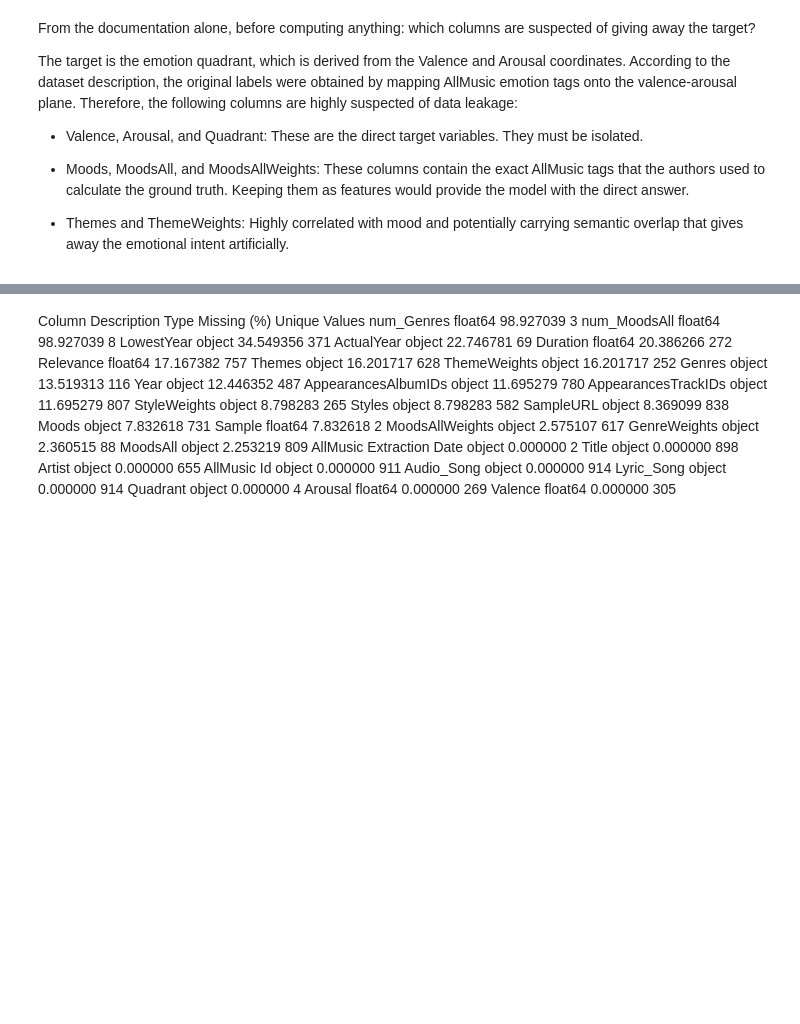
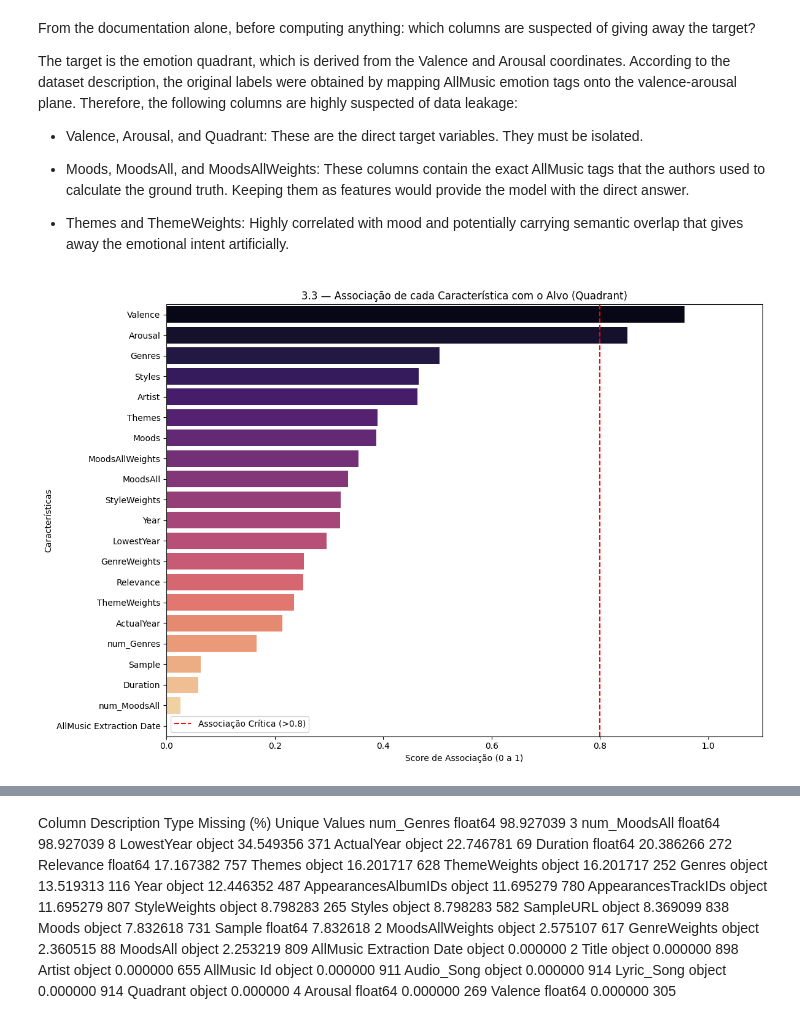
Before and after one commit to tdamiaon/ECAC-Projeto, a Jupyter notebook: a.ipynb, the cells around one changed output, grey strips where cells are left out. Saved outputs shown, nothing was run; the diff lists cells and outputs as text; code cells hidden in the pictures; blank space fills up the shorter version.

```diff
--- a/a.ipynb
+++ b/a.ipynb
@@ -41,3 +41,87 @@ The target is the emotion quadrant, which is derived from the Valence and Arousa
 * Moods, MoodsAll, and MoodsAllWeights: These columns contain the exact AllMusic tags that the authors used to calculate the ground truth. Keeping them as features would provide the model with the direct answer.
 
 * Themes and ThemeWeights: Highly correlated with mood and potentially carrying semantic overlap that gives away the emotional intent artificially.
+# %%
+#3.3
+
+import pandas as pd
+import numpy as np
+import scipy.stats as ss
+import matplotlib.pyplot as plt
+import seaborn as sns
+
+def correlation_ratio(categories, measurements):
+    """Calcula o Correlation Ratio (eta) para Numérico vs Categórico"""
+    fcat, _ = pd.factorize(categories)
+    cat_num = np.max(fcat) + 1
+    y_avg_array = np.zeros(cat_num)
+    n_array = np.zeros(cat_num)
+
+    for i in range(0, cat_num):
+        cat_measures = measurements[np.argwhere(fcat == i).flatten()]
+        n_array[i] = len(cat_measures)
+        y_avg_array[i] = np.average(cat_measures) if len(cat_measures) > 0 else 0
+
+    y_total_avg = np.average(measurements)
+    numerator = np.sum(n_array * np.power(y_avg_array - y_total_avg, 2))
+    denominator = np.sum(np.power(measurements - y_total_avg, 2))
+
+    if denominator == 0:
+        return 0.0
+    return np.sqrt(numerator / denominator)
+
+def cramers_v(x, y):
+    confusion_matrix = pd.crosstab(x, y)
+    chi2 = ss.chi2_contingency(confusion_matrix)[0]
+    n = confusion_matrix.sum().sum()
+    phi2 = chi2 / n
+    r, k = confusion_matrix.shape
+
+    phi2corr = max(0, phi2 - ((k-1)*(r-1))/(n-1))
+    rcorr = r - ((r-1)**2)/(n-1)
+    kcorr = k - ((k-1)**2)/(n-1)
+    min_dim = min((kcorr-1), (rcorr-1))
+    if min_dim <= 0:
+        return 0.0
+
+    return np.sqrt(phi2corr / min_dim)
+target_col = 'Quadrant'
+results = {}
+
+cols_to_skip = [target_col, 'Audio_Song', 'Lyric_Song', 'AllMusic Id', 'Title',
+                'SampleURL', 'AppearancesTrackIDs', 'AppearancesAlbumIDs']
+
+for col in df_train.columns:
+    if col in cols_to_skip:
+        continue
+
+    valid_data = df_train[[col, target_col]].dropna()
+
+    if len(valid_data) == 0 or valid_data[col].nunique() <= 1:
+        results[col] = 0.0
+        continue
+
+    if pd.api.types.is_numeric_dtype(valid_data[col]):
+        score = correlation_ratio(valid_data[target_col].values, valid_data[col].values)
+    else:
+        score = cramers_v(valid_data[col], valid_data[target_col])
+
+    results[col] = score
+
+assoc_df = pd.DataFrame.from_dict(results, orient='index', columns=['Association Score'])
+assoc_df = assoc_df.sort_values(by='Association Score', ascending=False)
+
+plt.figure(figsize=(12, 8))
+sns.barplot(x=assoc_df['Association Score'], y=assoc_df.index, hue=assoc_df.index, palette='magma', legend=False)
+plt.title("3.3 — Associação de cada Característica com o Alvo (Quadrant)")
+plt.xlabel("Score de Associação (0 a 1)")
+plt.ylabel("Características")
+plt.xlim(0, 1.1)
+plt.axvline(x=0.8, color='red', linestyle='--', label='Associação Crítica (>0.8)')
+plt.legend()
+plt.tight_layout()
+plt.show()
+
+display(assoc_df.head(10))
+# %% [output]
+[figure, added]
```
Also changed, not shown: parts of 7 cells of this notebook.
